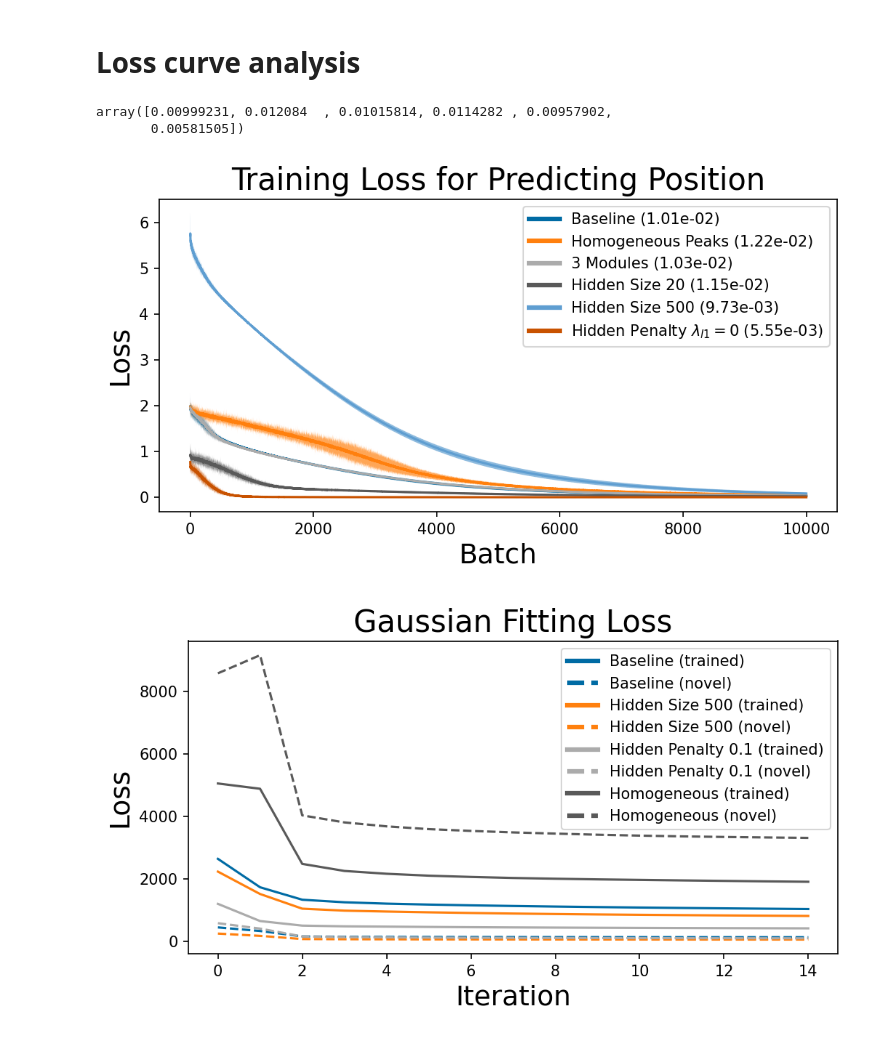
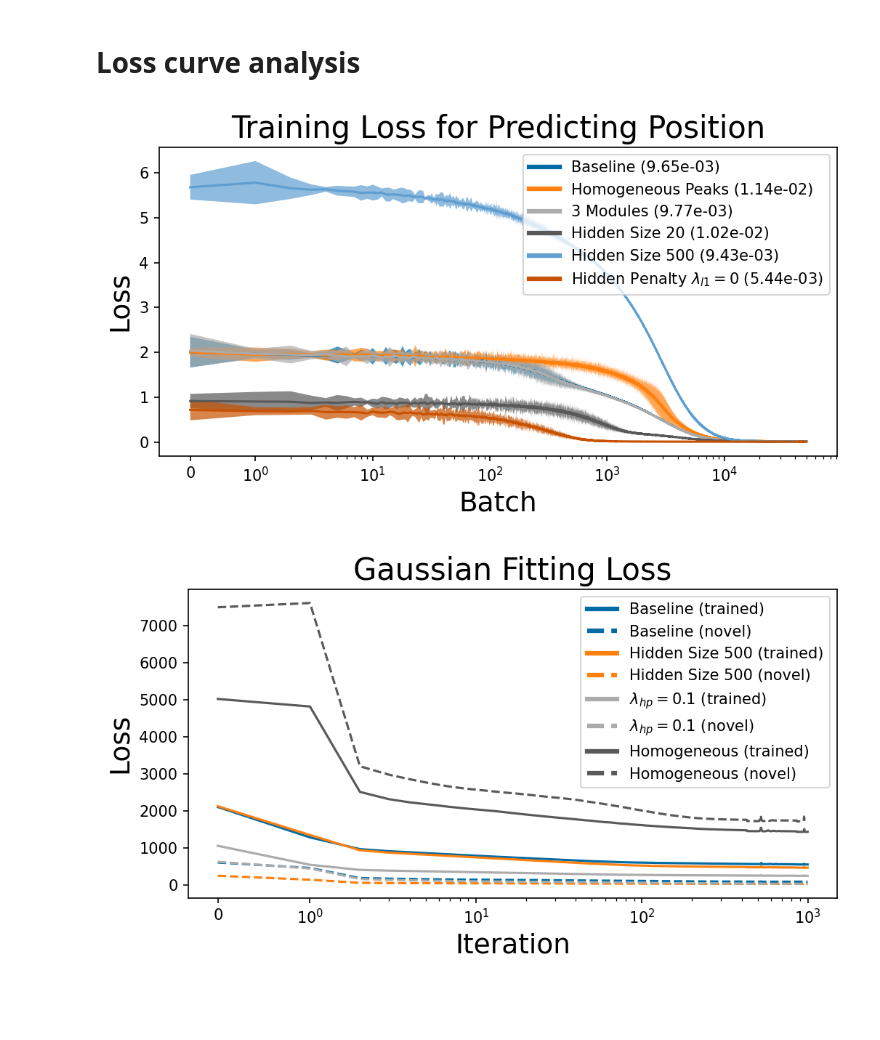
Before and after one commit to ChackMociute/Master-Thesis, a Jupyter notebook: analysis/losses.ipynb, the cells around one changed output. Drawn from its saved outputs; the diff is of its cells as text; code cells hidden in the pictures; blank space fills up the shorter version.

Commit message:
Made loss curves logarithmic

```diff
--- a/analysis/losses.ipynb
+++ b/analysis/losses.ipynb
@@ -24,31 +24,27 @@ for name in names:
     mra = MultiRunAnalysis(data_path, name)
     losses_pos.append(mra.get_pos_losses().mean(0))
     losses_pos_std.append(mra.get_pos_losses().std(0))
-# %%
-np.asarray(losses_pos)[:,-5:].mean(-1)
-# %% [output]
-array([0.00999231, 0.012084  , 0.01015814, 0.0114282 , 0.00957902,
-       0.00581505])
 # %%
 convergence = np.asarray(losses_pos)[:,-5000:].mean(-1)
 plt.figure(figsize=(7, 4), dpi=150)
 
 names = ['Baseline', 'Homogeneous Peaks', '3 Modules', 'Hidden Size 20', 'Hidden Size 500', 'Hidden Penalty $\\lambda_{l1}=0$']
 for loss, std, name, c in zip(losses_pos, np.asarray(losses_pos_std)*5, names, convergence):
-    plt.plot(loss[:10000], label=f"{name} ({c:.02e})")
-    plt.fill_between(range(10000), loss[:10000] + std[:10000], loss[:10000] - std[:10000], alpha=0.7)
+    plt.plot(loss, label=f"{name} ({c:.02e})")
+    plt.fill_between(range(50000), loss + std, loss - std, alpha=0.7)
+plt.xscale('symlog', linthresh=1, subs=range(2, 10), linscale=0.5)
 plt.xlabel("Batch", fontsize=18)
 plt.ylabel("Loss", fontsize=18)
 plt.title("Training Loss for Predicting Position", fontsize=20)
 
-leg = plt.legend()
+leg = plt.legend(loc='upper right')
 for legobj in leg.legend_handles:
     legobj.set_linewidth(3)
 plt.tight_layout()
 plt.savefig(os.path.join(save_path, 'loss1.png'))
 plt.show()
 # %% [output]
-[figure, old version]
+[figure, new version]
 # %%
 names = ['baseline', 'hidden500', 'hp_01', 'homo']
 
@@ -60,13 +56,14 @@ for name in names:
 # %%
 prop_cycle = plt.rcParams['axes.prop_cycle']
 colors = prop_cycle.by_key()['color']
-i = 15
+i = 1000
 plt.figure(figsize=(7, 4), dpi=150)
 
-names = ['Baseline', 'Hidden Size 500', 'Hidden Penalty 0.1', 'Homogeneous']
+names = ['Baseline', 'Hidden Size 500', '$\\lambda_{hp}=0.1$', 'Homogeneous']
 for (l1, l2), name, c in zip(losses_pf, names, colors):
-    plt.plot(l1[:i], label=f"{name.title()} (trained)", c=c)
-    plt.plot(l2[:i], linestyle='--', label=f"{name.title()} (novel)", c=c)
+    plt.plot(l1[:i], label=f"{name} (trained)", c=c)
+    plt.plot(l2[:i], linestyle='--', label=f"{name} (novel)", c=c)
+plt.xscale('symlog', linthresh=1, subs=range(2, 10), linscale=0.5)
 plt.xlabel("Iteration", fontsize=18)
 plt.ylabel("Loss", fontsize=18)
 plt.title("Gaussian Fitting Loss", fontsize=20)
@@ -78,4 +75,4 @@ plt.tight_layout()
 plt.savefig(os.path.join(save_path, 'loss2.png'))
 plt.show()
 # %% [output]
-[figure, old version]
+[figure, new version]
```
Also changed, not shown: 2 other files.
